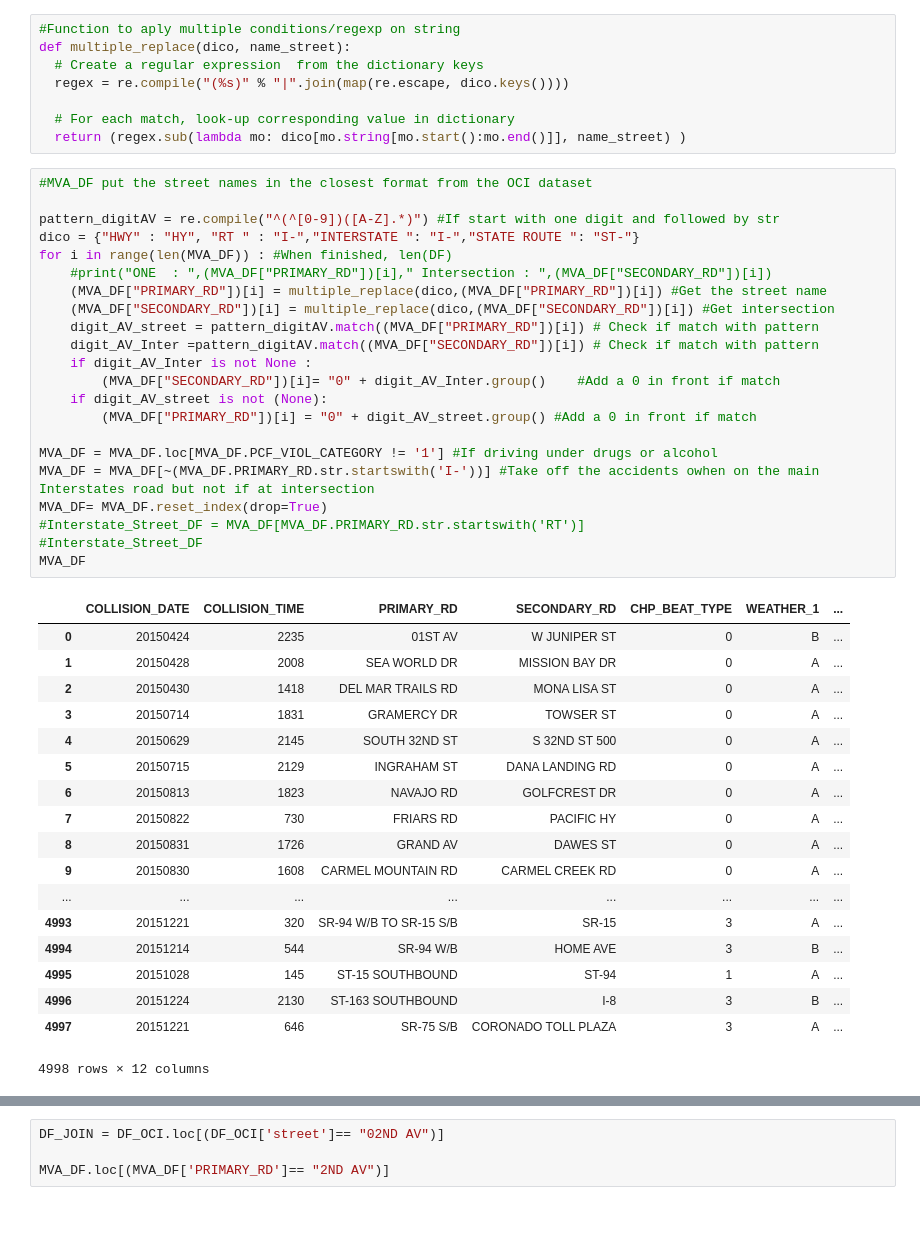
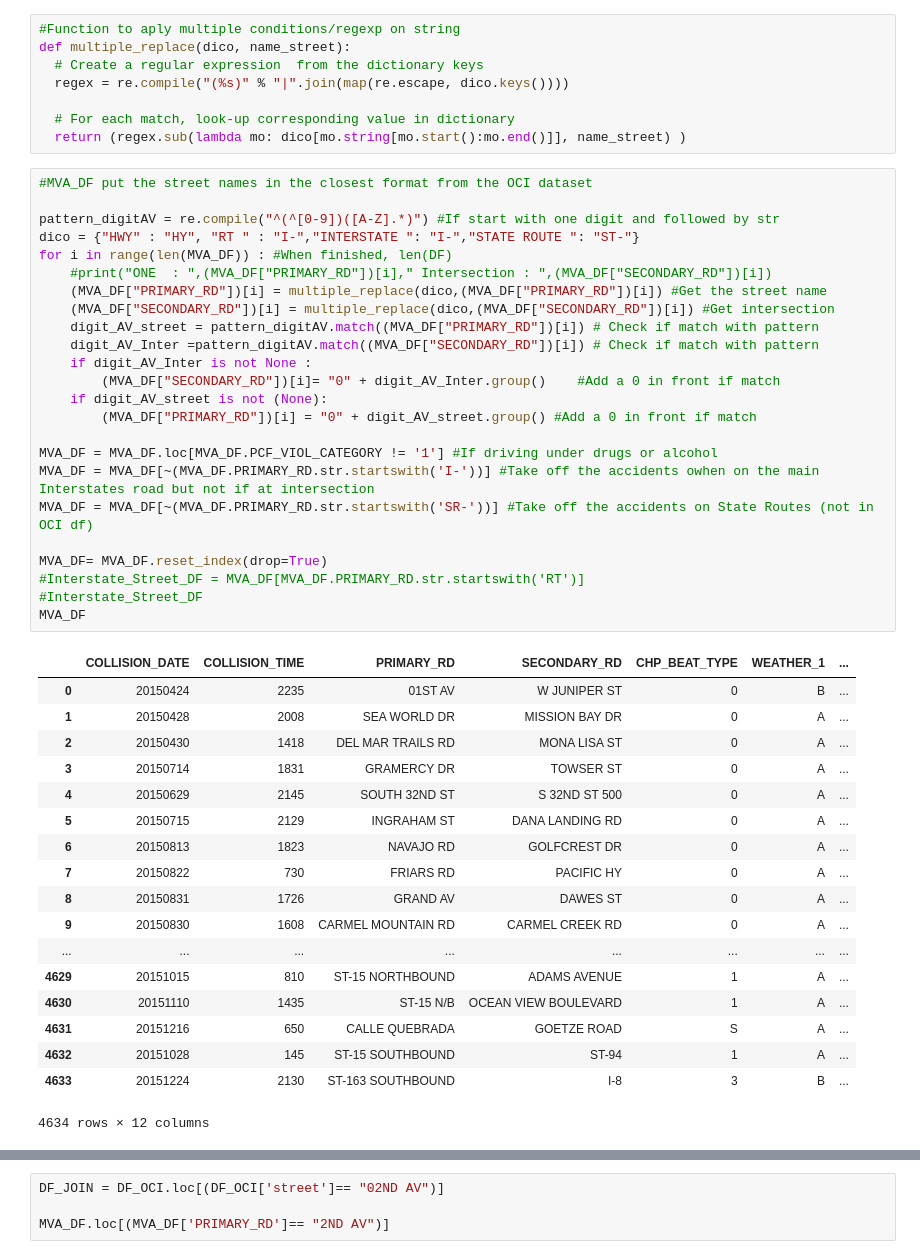
Before and after one commit to Abraine/State-of-SD-Infrastructure, a Jupyter notebook: Untitled.ipynb, the cells around one changed output, grey strips where cells are left out. Cells and saved outputs as stored; diff of their text form; blank space fills up the shorter version.

```diff
--- a/Untitled.ipynb
+++ b/Untitled.ipynb
@@ -39,39 +60,41 @@ dico = {"HWY" : "HY", "RT " : "I-","INTERSTATE ": "I-","STATE ROUTE ": "ST-"}
 for i in range(len(MVA_DF)) : #When finished, len(DF)
     #print("ONE  : ",(MVA_DF["PRIMARY_RD"])[i]," Intersection : ",(MVA_DF["SECONDARY_RD"])[i])
     (MVA_DF["PRIMARY_RD"])[i] = multiple_replace(dico,(MVA_DF["PRIMARY_RD"])[i]) #Get the street name
     (MVA_DF["SECONDARY_RD"])[i] = multiple_replace(dico,(MVA_DF["SECONDARY_RD"])[i]) #Get intersection
     digit_AV_street = pattern_digitAV.match((MVA_DF["PRIMARY_RD"])[i]) # Check if match with pattern
     digit_AV_Inter =pattern_digitAV.match((MVA_DF["SECONDARY_RD"])[i]) # Check if match with pattern
     if digit_AV_Inter is not None :
         (MVA_DF["SECONDARY_RD"])[i]= "0" + digit_AV_Inter.group()    #Add a 0 in front if match
     if digit_AV_street is not (None):
         (MVA_DF["PRIMARY_RD"])[i] = "0" + digit_AV_street.group() #Add a 0 in front if match
 
 MVA_DF = MVA_DF.loc[MVA_DF.PCF_VIOL_CATEGORY != '1'] #If driving under drugs or alcohol
 MVA_DF = MVA_DF[~(MVA_DF.PRIMARY_RD.str.startswith('I-'))] #Take off the accidents owhen on the main Interstates road but not if at intersection
+MVA_DF = MVA_DF[~(MVA_DF.PRIMARY_RD.str.startswith('SR-'))] #Take off the accidents on State Routes (not in OCI df)
+
 MVA_DF= MVA_DF.reset_index(drop=True)
 #Interstate_Street_DF = MVA_DF[MVA_DF.PRIMARY_RD.str.startswith('RT')]
 #Interstate_Street_DF
 MVA_DF
 # %% [output]
 |  | COLLISION_DATE | COLLISION_TIME | PRIMARY_RD | SECONDARY_RD | CHP_BEAT_TYPE | WEATHER_1 | ... |
 | 0 | 20150424 | 2235 | 01ST AV | W JUNIPER ST | 0 | B | ... |
 | 1 | 20150428 | 2008 | SEA WORLD DR | MISSION BAY DR | 0 | A | ... |
 | 2 | 20150430 | 1418 | DEL MAR TRAILS RD | MONA LISA ST | 0 | A | ... |
 | 3 | 20150714 | 1831 | GRAMERCY DR | TOWSER ST | 0 | A | ... |
 | 4 | 20150629 | 2145 | SOUTH 32ND ST | S 32ND ST 500 | 0 | A | ... |
 | 5 | 20150715 | 2129 | INGRAHAM ST | DANA LANDING RD | 0 | A | ... |
 | 6 | 20150813 | 1823 | NAVAJO RD | GOLFCREST DR | 0 | A | ... |
 | 7 | 20150822 | 730 | FRIARS RD | PACIFIC HY | 0 | A | ... |
 | 8 | 20150831 | 1726 | GRAND AV | DAWES ST | 0 | A | ... |
 | 9 | 20150830 | 1608 | CARMEL MOUNTAIN RD | CARMEL CREEK RD | 0 | A | ... |
 | ... | ... | ... | ... | ... | ... | ... | ... |
-| 4993 | 20151221 | 320 | SR-94 W/B TO SR-15 S/B | SR-15 | 3 | A | ... |
-| 4994 | 20151214 | 544 | SR-94 W/B | HOME AVE | 3 | B | ... |
-| 4995 | 20151028 | 145 | ST-15 SOUTHBOUND | ST-94 | 1 | A | ... |
-| 4996 | 20151224 | 2130 | ST-163 SOUTHBOUND | I-8 | 3 | B | ... |
-| 4997 | 20151221 | 646 | SR-75 S/B | CORONADO TOLL PLAZA | 3 | A | ... |
+| 4629 | 20151015 | 810 | ST-15 NORTHBOUND | ADAMS AVENUE | 1 | A | ... |
+| 4630 | 20151110 | 1435 | ST-15 N/B | OCEAN VIEW BOULEVARD | 1 | A | ... |
+| 4631 | 20151216 | 650 | CALLE QUEBRADA | GOETZE ROAD | S | A | ... |
+| 4632 | 20151028 | 145 | ST-15 SOUTHBOUND | ST-94 | 1 | A | ... |
+| 4633 | 20151224 | 2130 | ST-163 SOUTHBOUND | I-8 | 3 | B | ... |
-4998 rows × 12 columns
+4634 rows × 12 columns
 # %%
 #To be changed - Instead of looping wanted to merge on street name but don't think its possible - So we should make multiple conditions for determining if street + intersection corresponds to the right OCI
 #If we have info on To or From  - look directly into the right street-to or street_from -
```
Also changed, not shown: parts of 9 cells of this notebook.
